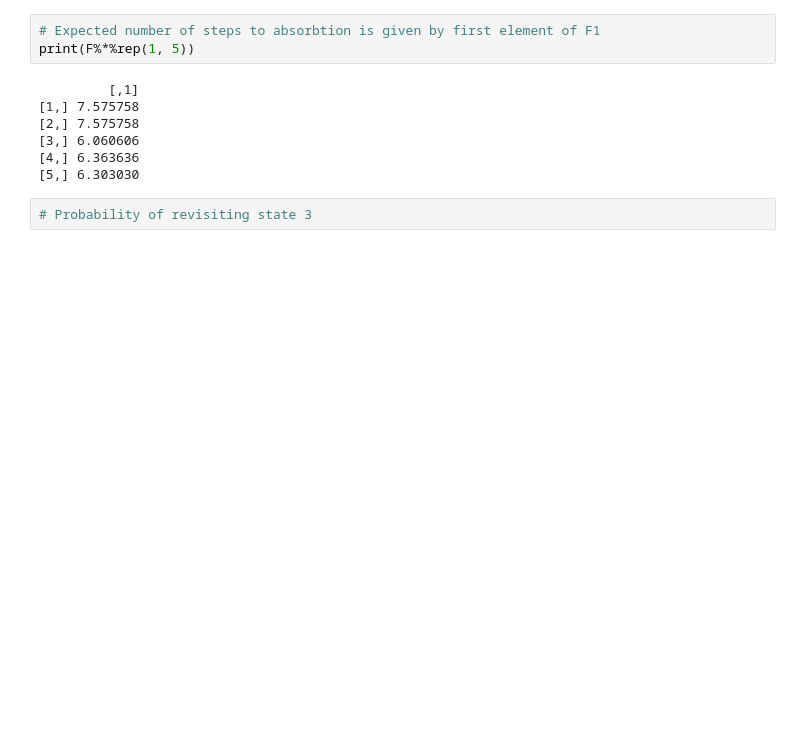
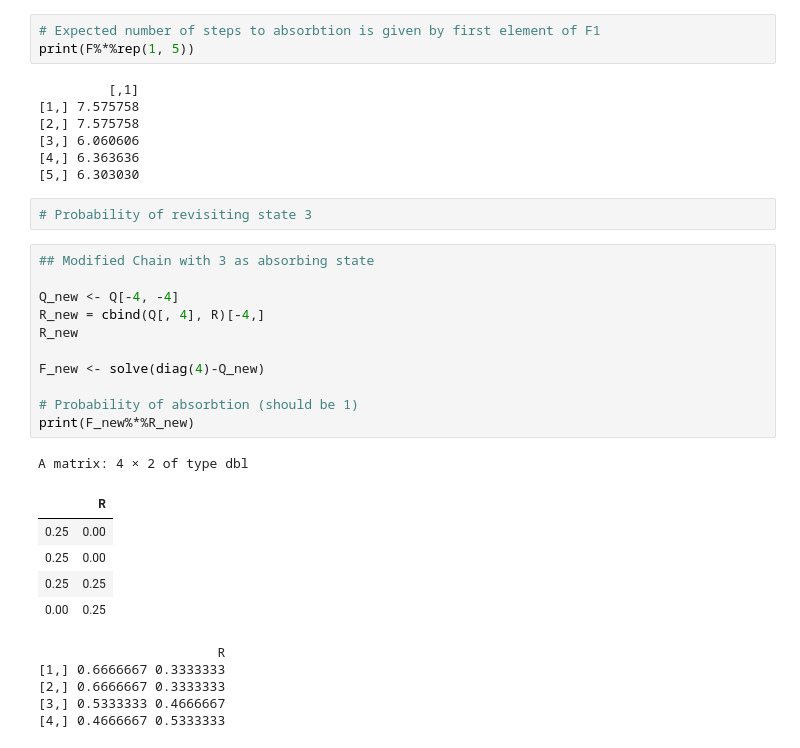
Before and after one commit to focccus/MVE550-Stochastic-processes, a Jupyter notebook: A1/assignment1.ipynb, the cells around one changed output. Saved outputs shown, nothing was run; the diff lists cells and outputs as text; blank space fills up the shorter version.

Commit message:
Calculations with 3 as absorbing state

```diff
--- a/A1/assignment1.ipynb
+++ b/A1/assignment1.ipynb
@@ -57,3 +183,26 @@ print(F%*%rep(1, 5))
 [5,] 6.303030
 # %%
 # Probability of revisiting state 3
+# %%
+## Modified Chain with 3 as absorbing state
+
+Q_new <- Q[-4, -4]
+R_new = cbind(Q[, 4], R)[-4,]
+R_new
+
+F_new <- solve(diag(4)-Q_new)
+
+# Probability of absorbtion (should be 1)
+print(F_new%*%R_new)
+# %% [output]
+A matrix: 4 × 2 of type dbl
+|  | R |
+| 0.25 | 0.00 |
+| 0.25 | 0.00 |
+| 0.25 | 0.25 |
+| 0.00 | 0.25 |
+                       R
+[1,] 0.6666667 0.3333333
+[2,] 0.6666667 0.3333333
+[3,] 0.5333333 0.4666667
+[4,] 0.4666667 0.5333333
```
Also changed, not shown: parts of 16 cells of this notebook, 2 other files.
